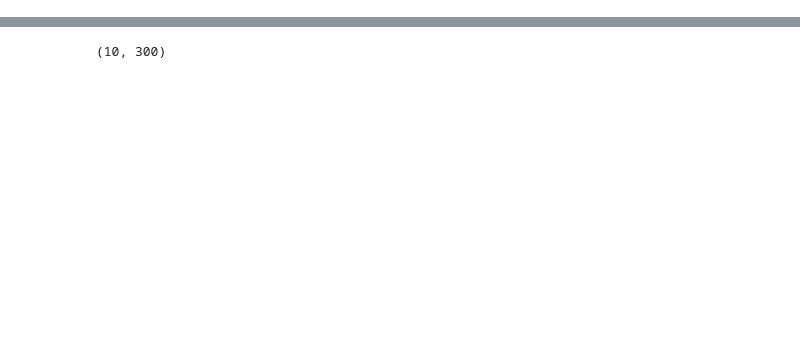
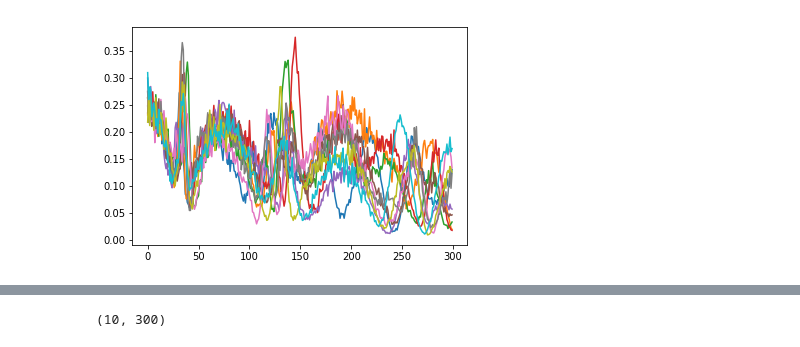
Before and after one commit to takatex/nn-time-sequence-prediction, a Jupyter notebook: Untitled1.ipynb, the cells around one changed output, grey strips where cells are left out. Drawn from its saved outputs; the diff is of its cells as text; code cells hidden in the pictures; blank space fills up the shorter version.

```diff
--- a/Untitled1.ipynb
+++ b/Untitled1.ipynb
@@ -16,0 +19,5 @@ with open('./time_history.pkl', 'rb') as f:
+# %%
+for i in range(10):
+    plt.plot(loss_history[i])
+# %% [output]
+[figure, added]
```
Also changed, not shown: parts of 28 cells of this notebook, 18 other files.
